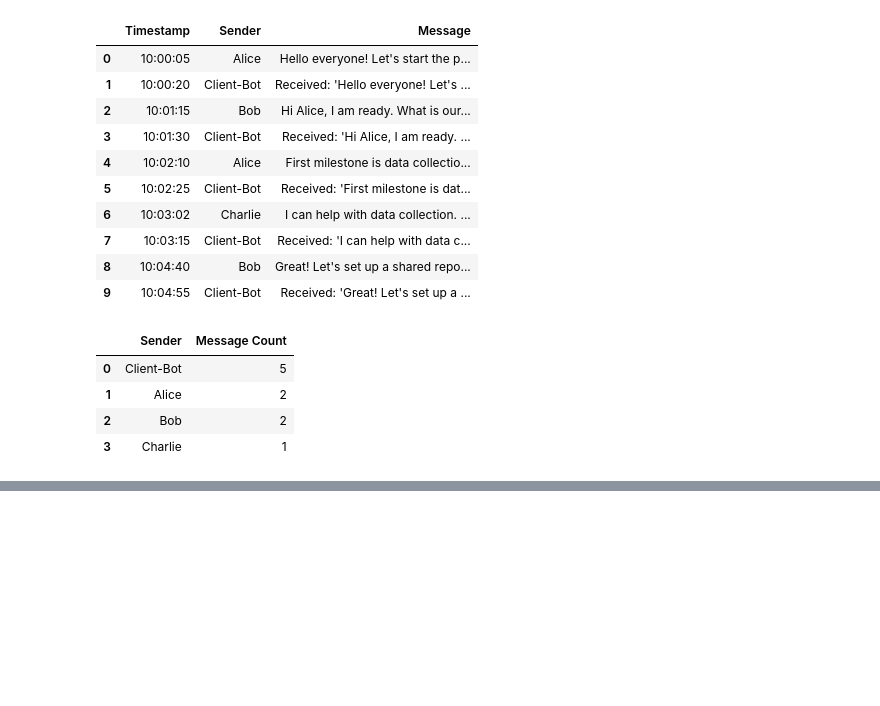
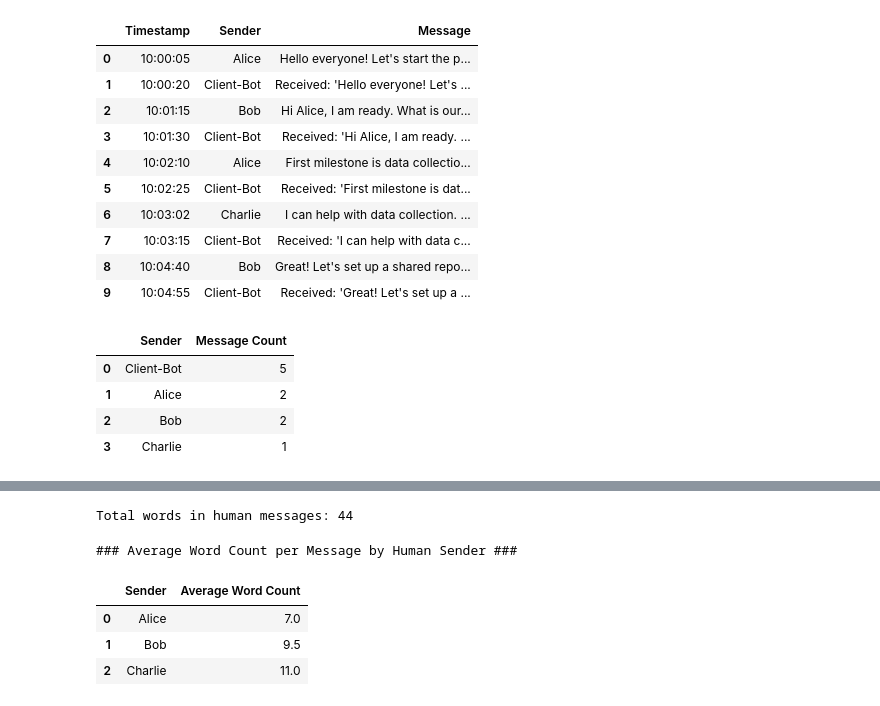
Before and after one commit to JacekDrzycimski/6tunnel, a Jupyter notebook: Comms_3_UI.ipynb, the cells around one changed output, grey strips where cells are left out. Saved outputs shown, nothing was run; the diff lists cells and outputs as text; code cells hidden in the pictures; blank space fills up the shorter version.

```diff
--- a/Comms_3_UI.ipynb
+++ b/Comms_3_UI.ipynb
@@ -466,0 +552,34 @@ else:
+# %%
+# Calculate total word count in human_messages
+if 'human_messages' in globals() and not human_messages.empty:
+    # Join messages, split by whitespace, and count the total list length
+    all_text = " ".join(human_messages['Message'].astype(str))
+    words = all_text.split()
+    total_words = len(words)
+    print(f"Total words in human messages: {total_words}")
+else:
+    print("The 'human_messages' DataFrame is empty or not defined. Please run the filtering cell first.")
+# %% [output]
+Total words in human messages: 44
+# %%
+if 'human_messages' in globals() and not human_messages.empty:
+    # Create a copy to prevent SettingWithCopyWarning
+    avg_word_df = human_messages.copy()
+
+    # Calculate word count for each message
+    avg_word_df['Word_Count'] = avg_word_df['Message'].astype(str).apply(lambda x: len(x.split()))
+
+    # Group by sender and calculate the mean
+    sender_avg_words = avg_word_df.groupby('Sender')['Word_Count'].mean().reset_index()
+    sender_avg_words.columns = ['Sender', 'Average Word Count']
+
+    print("### Average Word Count per Message by Human Sender ###")
+    display(sender_avg_words)
+else:
+    print("The 'human_messages' DataFrame is empty or not defined. Please run the setup cells above first.")
+# %% [output]
+### Average Word Count per Message by Human Sender ###
+|  | Sender | Average Word Count |
+| 0 | Alice | 7.0 |
+| 1 | Bob | 9.5 |
+| 2 | Charlie | 11.0 |
```
Also changed, not shown: parts of 19 cells of this notebook.
